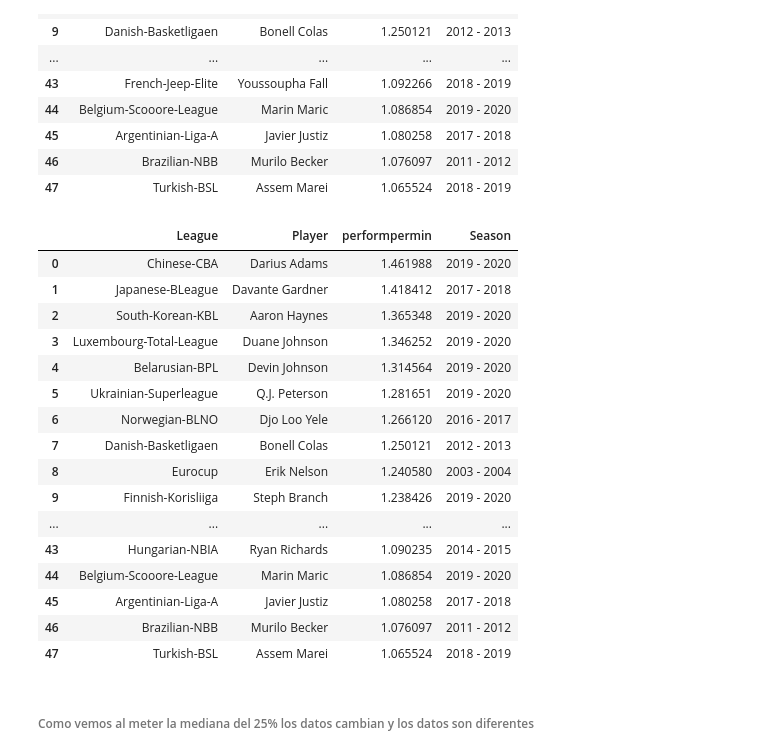
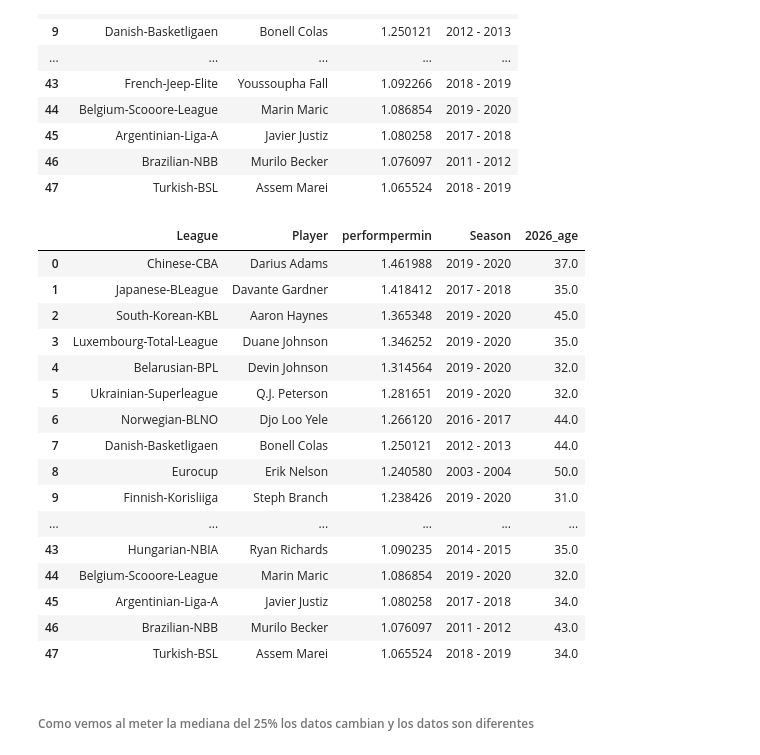
Before and after one commit to c0sh1/basketball_stats_analysis, a Jupyter notebook: Notebook/EDA.ipynb, the cells around one changed output. Drawn from its saved outputs; the diff is of its cells as text; code cells hidden in the pictures.

```diff
--- a/Notebook/EDA.ipynb
+++ b/Notebook/EDA.ipynb
@@ -372,3 +374,5 @@ plt.show()
+# %%
+df_int_f['2026_age'] = 2026 - df_int_f['birth_year']
 # %% [markdown]
 #### Quienes son el top 1 de jugadores de cada liga y de qué temporada (año es)
 # %%
@@ -403,32 +407,32 @@ plt.show()
 # %%
 top1_perform = (
     df_int_f.loc[
         df_int_f.groupby('League')['performpermin'].idxmax(),
-        ['League', 'Player', 'performpermin', 'Season']
+        ['League', 'Player', 'performpermin', 'Season', '2026_age']
     ]
     .sort_values('performpermin', ascending=False)
     .reset_index(drop=True)
 )
 
 top1_perform
 # %% [output]
-|  | League | Player | performpermin | Season |
-| 0 | Chinese-CBA | Darius Adams | 1.461988 | 2019 - 2020 |
-| 1 | Japanese-BLeague | Davante Gardner | 1.418412 | 2017 - 2018 |
-| 2 | South-Korean-KBL | Aaron Haynes | 1.365348 | 2019 - 2020 |
-| 3 | Luxembourg-Total-League | Duane Johnson | 1.346252 | 2019 - 2020 |
-| 4 | Belarusian-BPL | Devin Johnson | 1.314564 | 2019 - 2020 |
-| 5 | Ukrainian-Superleague | Q.J. Peterson | 1.281651 | 2019 - 2020 |
-| 6 | Norwegian-BLNO | Djo Loo Yele | 1.266120 | 2016 - 2017 |
-| 7 | Danish-Basketligaen | Bonell Colas | 1.250121 | 2012 - 2013 |
-| 8 | Eurocup | Erik Nelson | 1.240580 | 2003 - 2004 |
-| 9 | Finnish-Korisliiga | Steph Branch | 1.238426 | 2019 - 2020 |
-| ... | ... | ... | ... | ... |
-| 43 | Hungarian-NBIA | Ryan Richards | 1.090235 | 2014 - 2015 |
-| 44 | Belgium-Scooore-League | Marin Maric | 1.086854 | 2019 - 2020 |
-| 45 | Argentinian-Liga-A | Javier Justiz | 1.080258 | 2017 - 2018 |
-| 46 | Brazilian-NBB | Murilo Becker | 1.076097 | 2011 - 2012 |
-| 47 | Turkish-BSL | Assem Marei | 1.065524 | 2018 - 2019 |
+|  | League | Player | performpermin | Season | 2026_age |
+| 0 | Chinese-CBA | Darius Adams | 1.461988 | 2019 - 2020 | 37.0 |
+| 1 | Japanese-BLeague | Davante Gardner | 1.418412 | 2017 - 2018 | 35.0 |
+| 2 | South-Korean-KBL | Aaron Haynes | 1.365348 | 2019 - 2020 | 45.0 |
+| 3 | Luxembourg-Total-League | Duane Johnson | 1.346252 | 2019 - 2020 | 35.0 |
+| 4 | Belarusian-BPL | Devin Johnson | 1.314564 | 2019 - 2020 | 32.0 |
+| 5 | Ukrainian-Superleague | Q.J. Peterson | 1.281651 | 2019 - 2020 | 32.0 |
+| 6 | Norwegian-BLNO | Djo Loo Yele | 1.266120 | 2016 - 2017 | 44.0 |
+| 7 | Danish-Basketligaen | Bonell Colas | 1.250121 | 2012 - 2013 | 44.0 |
+| 8 | Eurocup | Erik Nelson | 1.240580 | 2003 - 2004 | 50.0 |
+| 9 | Finnish-Korisliiga | Steph Branch | 1.238426 | 2019 - 2020 | 31.0 |
+| ... | ... | ... | ... | ... | ... |
+| 43 | Hungarian-NBIA | Ryan Richards | 1.090235 | 2014 - 2015 | 35.0 |
+| 44 | Belgium-Scooore-League | Marin Maric | 1.086854 | 2019 - 2020 | 32.0 |
+| 45 | Argentinian-Liga-A | Javier Justiz | 1.080258 | 2017 - 2018 | 34.0 |
+| 46 | Brazilian-NBB | Murilo Becker | 1.076097 | 2011 - 2012 | 43.0 |
+| 47 | Turkish-BSL | Assem Marei | 1.065524 | 2018 - 2019 | 34.0 |
 # %% [markdown]
 ###### Como vemos al meter la mediana del 25% los datos cambian y los datos son diferentes
 # %%
```
Also changed, not shown: parts of 13 cells of this notebook.
